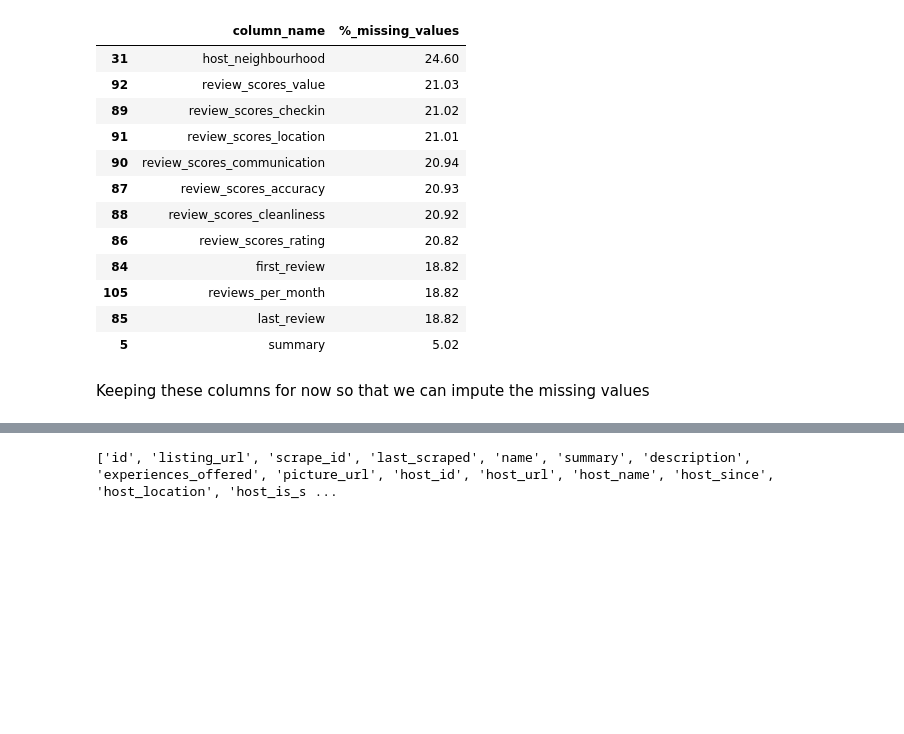
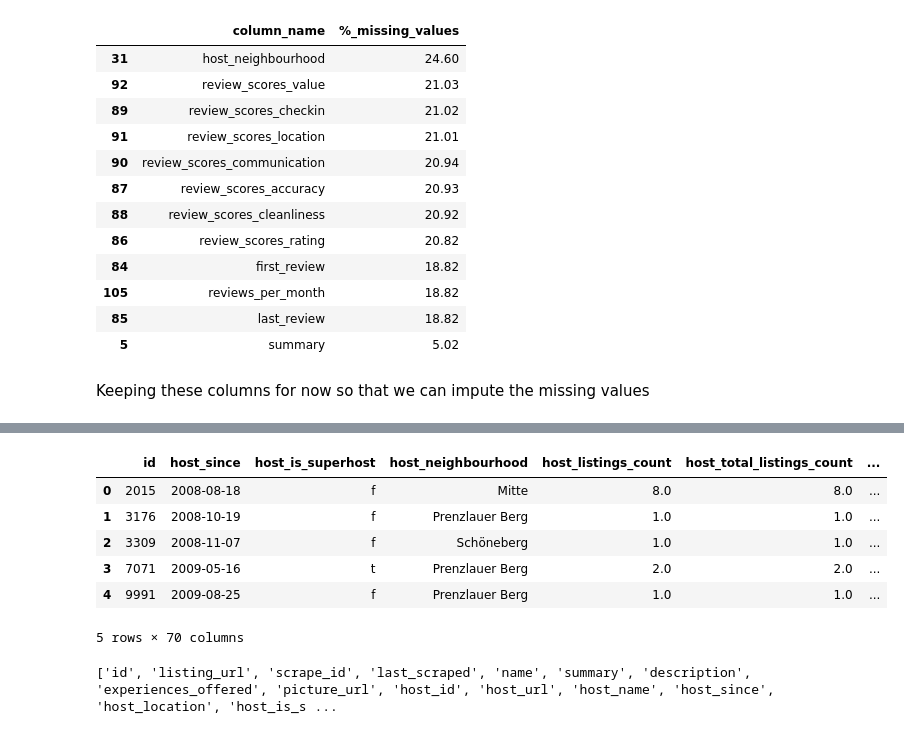
Before and after one commit to wkirui/Airbnb-Price-Prediction, a Jupyter notebook: Airbnb Data Data Processing.ipynb, the cells around one changed output, grey strips where cells are left out. Saved outputs shown, nothing was run; the diff lists cells and outputs as text; code cells hidden in the pictures; blank space fills up the shorter version.

```diff
--- a/Airbnb Data Data Processing.ipynb
+++ b/Airbnb Data Data Processing.ipynb
@@ -317,0 +391,11 @@ reshaped_listings_data.head(3)
+# %%
+reshaped_data_1 = reshaped_listings_data[working_list]
+reshaped_data_1.head()
+# %% [output]
+|  | id | host_since | host_is_superhost | host_neighbourhood | host_listings_count | host_total_listings_count | ... |
+| 0 | 2015 | 2008-08-18 | f | Mitte | 8.0 | 8.0 | ... |
+| 1 | 3176 | 2008-10-19 | f | Prenzlauer Berg | 1.0 | 1.0 | ... |
+| 2 | 3309 | 2008-11-07 | f | Schöneberg | 1.0 | 1.0 | ... |
+| 3 | 7071 | 2009-05-16 | t | Prenzlauer Berg | 2.0 | 2.0 | ... |
+| 4 | 9991 | 2009-08-25 | f | Prenzlauer Berg | 1.0 | 1.0 | ... |
+5 rows × 70 columns
```
Also changed, not shown: parts of 11 cells of this notebook.
